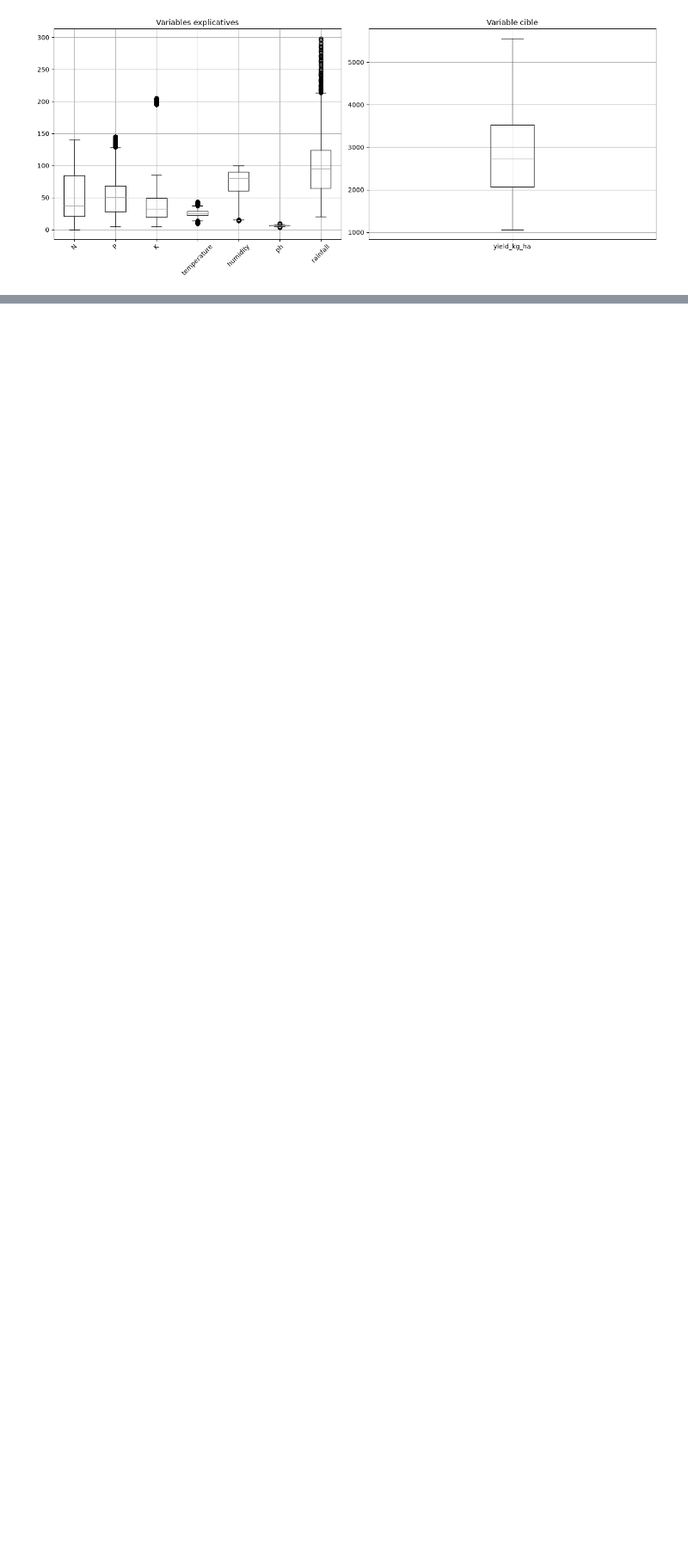
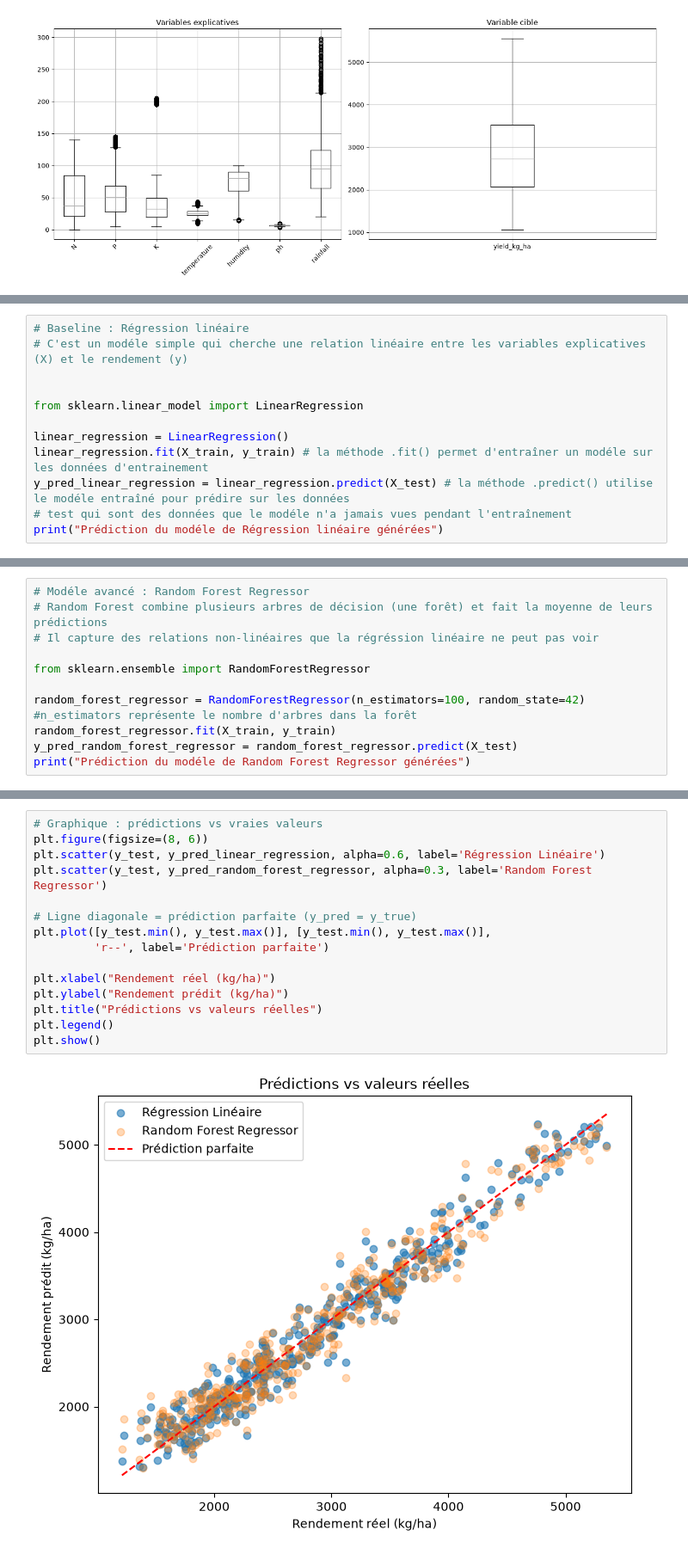
Before and after one commit to AliouneBadaraMedouneDiene/AgriPredict, a Jupyter notebook: notebooks/agripredict_pipeline.ipynb, the cells around one changed output, grey strips where cells are left out. Shown at 86% size. Drawn from its saved outputs; the diff is of its cells as text; blank space fills up the shorter version.

Commit message:
ajout de la partie pretraitement,modelisation,evaluation

```diff
--- a/notebooks/agripredict_pipeline.ipynb
+++ b/notebooks/agripredict_pipeline.ipynb
@@ -206,0 +259,12 @@ plt.show()
+# %%
+# Baseline : Régression linéaire
+# C'est un modéle simple qui cherche une relation linéaire entre les variables explicatives (X) et le rendement (y)
+
+
+from sklearn.linear_model import LinearRegression
+
+linear_regression = LinearRegression()
+linear_regression.fit(X_train, y_train) # la méthode .fit() permet d'entraîner un modéle sur les données d'entrainement
+y_pred_linear_regression = linear_regression.predict(X_test) # la méthode .predict() utilise le modéle entraîné pour prédire sur les données
+# test qui sont des données que le modéle n'a jamais vues pendant l'entraînement
+print("Prédiction du modéle de Régression linéaire générées")
@@ -206,0 +273,11 @@ plt.show()
+# %%
+# Modéle avancé : Random Forest Regressor
+# Random Forest combine plusieurs arbres de décision (une forêt) et fait la moyenne de leurs prédictions
+# Il capture des relations non-linéaires que la régréssion linéaire ne peut pas voir
+
+from sklearn.ensemble import RandomForestRegressor
+
+random_forest_regressor = RandomForestRegressor(n_estimators=100, random_state=42) #n_estimators représente le nombre d'arbres dans la forêt
+random_forest_regressor.fit(X_train, y_train)
+y_pred_random_forest_regressor = random_forest_regressor.predict(X_test)
+print("Prédiction du modéle de Random Forest Regressor générées")
@@ -206,0 +337,17 @@ plt.show()
+# %%
+# Graphique : prédictions vs vraies valeurs
+plt.figure(figsize=(8, 6))
+plt.scatter(y_test, y_pred_linear_regression, alpha=0.6, label='Régression Linéaire')
+plt.scatter(y_test, y_pred_random_forest_regressor, alpha=0.3, label='Random Forest Regressor')
+
+# Ligne diagonale = prédiction parfaite (y_pred = y_true)
+plt.plot([y_test.min(), y_test.max()], [y_test.min(), y_test.max()],
+         'r--', label='Prédiction parfaite')
+
+plt.xlabel("Rendement réel (kg/ha)")
+plt.ylabel("Rendement prédit (kg/ha)")
+plt.title("Prédictions vs valeurs réelles")
+plt.legend()
+plt.show()
+# %% [output]
+[figure, added]
```
Also changed, not shown: parts of 10 cells of this notebook.
